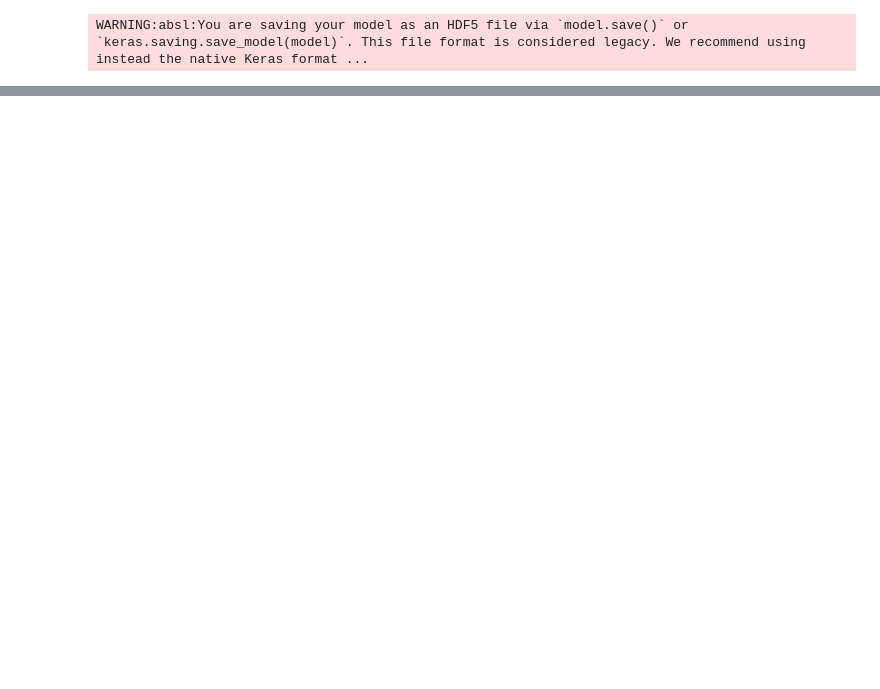
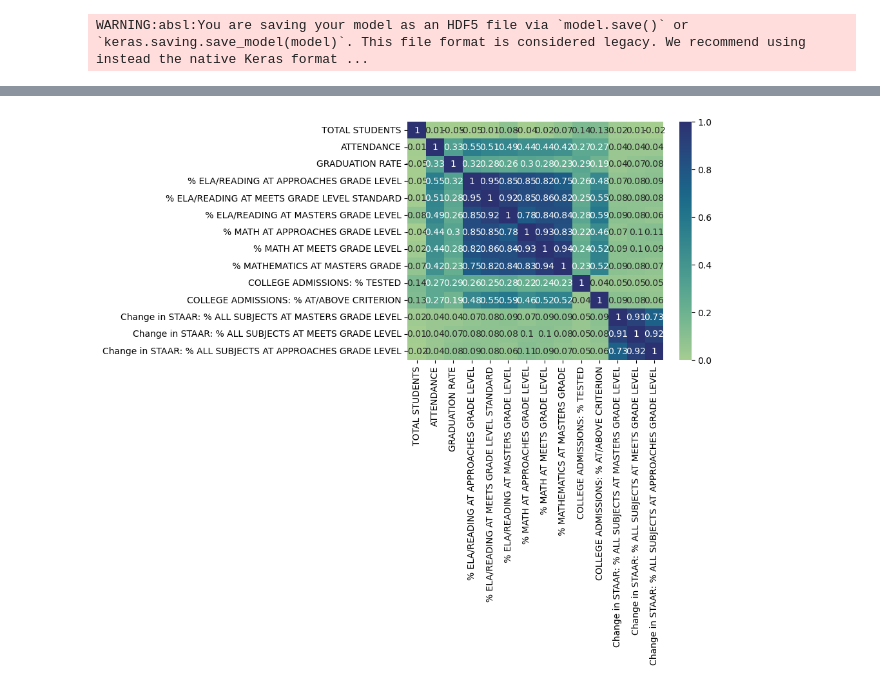
Before and after one commit to Amarilli/Texas-Education-and-Accountability-Rating-a-Machine-Learning-Model, a Jupyter notebook: NNDistrict.ipynb, the cells around one changed output, grey strips where cells are left out. Saved outputs shown, nothing was run; the diff lists cells and outputs as text; code cells hidden in the pictures; blank space fills up the shorter version.

```diff
--- a/NNDistrict.ipynb
+++ b/NNDistrict.ipynb
@@ -398,0 +451,24 @@ WARNING:absl:You are saving your model as an HDF5 file via `model.save()` or `ke
+# %%
+completedf.rename(columns={
+    'DISTRICT ACCOUNTABILITY RATINGS': 'ACCOUNTABILITY RATINGS',
+    'TOTAL STUDENTS_y': 'TOTAL STUDENTS',
+    'ATTENDANCE RATE (2020-21)': 'ATTENDANCE',
+    '4-YR LONGITUDINAL GRADUATION RATE (CLASS OF 2021) DISTRICT EXCL': 'GRADUATION RATE',
+    'STAAR: % ELA/READING AT APPROACHES GRADE LEVEL STANDARD OR ABOVE_y': '% ELA/READING AT APPROACHES GRADE LEVEL',
+    'STAAR: % ELA/READING AT MEETS GRADE LEVEL STANDARD OR ABOVE_y': '% ELA/READING AT MEETS GRADE LEVEL STANDARD',
+    'STAAR: % ELA/READING AT MASTERS GRADE LEVEL STANDARD_y': ' % ELA/READING AT MASTERS GRADE LEVEL',
+    'STAAR: % MATHEMATICS AT APPROACHES GRADE LEVEL STANDARD OR ABOVE_y': '% MATH AT APPROACHES GRADE LEVEL',
+    'STAAR: % MATHEMATICS AT MEETS GRADE LEVEL STANDARD OR ABOVE_y': '% MATH AT MEETS GRADE LEVEL',
+    'STAAR: % MATHEMATICS AT MASTERS GRADE LEVEL STANDARD_y': ' % MATHEMATICS AT MASTERS GRADE',
+    'COLLEGE ADMISSIONS: % TESTED (2020-2021)': 'COLLEGE ADMISSIONS: % TESTED',
+    'COLLEGE ADMISSIONS: % AT/ABOVE CRITERION (2020-2021)': 'COLLEGE ADMISSIONS: % AT/ABOVE CRITERION',
+    'Change in STAAR: % ALL SUBJECTS AT MASTERS GRADE LEVEL STANDARD': 'Change in STAAR: % ALL SUBJECTS AT MASTERS GRADE LEVEL',
+    'Change in STAAR: % ALL SUBJECTS AT MEETS GRADE LEVEL STANDARD OR ABOVE': 'Change in STAAR: % ALL SUBJECTS AT MEETS GRADE LEVEL',
+    'Change in STAAR: % ALL SUBJECTS AT APPROACHES GRADE LEVEL STANDARD OR ABOVE': 'Change in STAAR: % ALL SUBJECTS AT APPROACHES GRADE LEVEL'
+}, inplace=True)
+# %%
+matrix = completedf.corr().round(2)
+sns.heatmap(matrix, annot=True, vmax=1, vmin=0, cmap='crest')
+plt.show()
+# %% [output]
+[figure, added]
```
Also changed, not shown: parts of 7 cells of this notebook.
